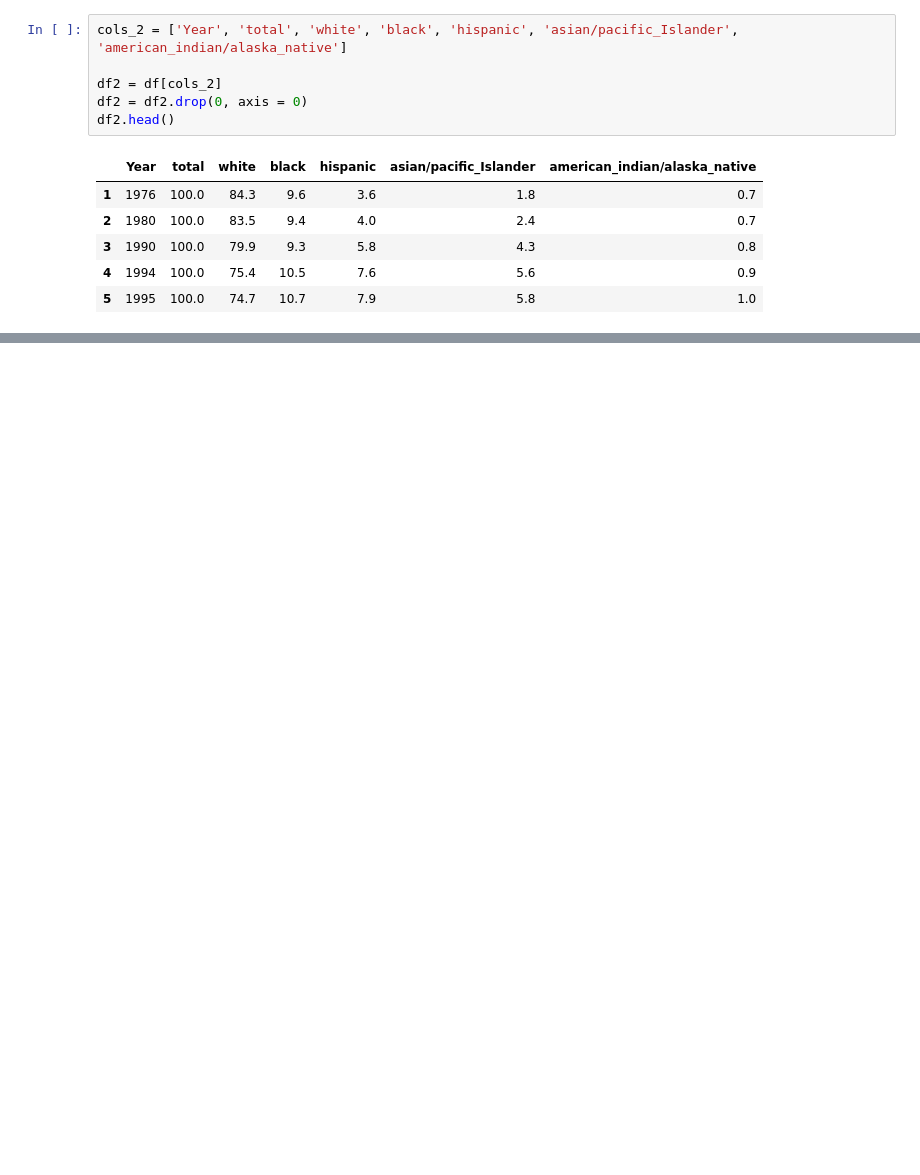
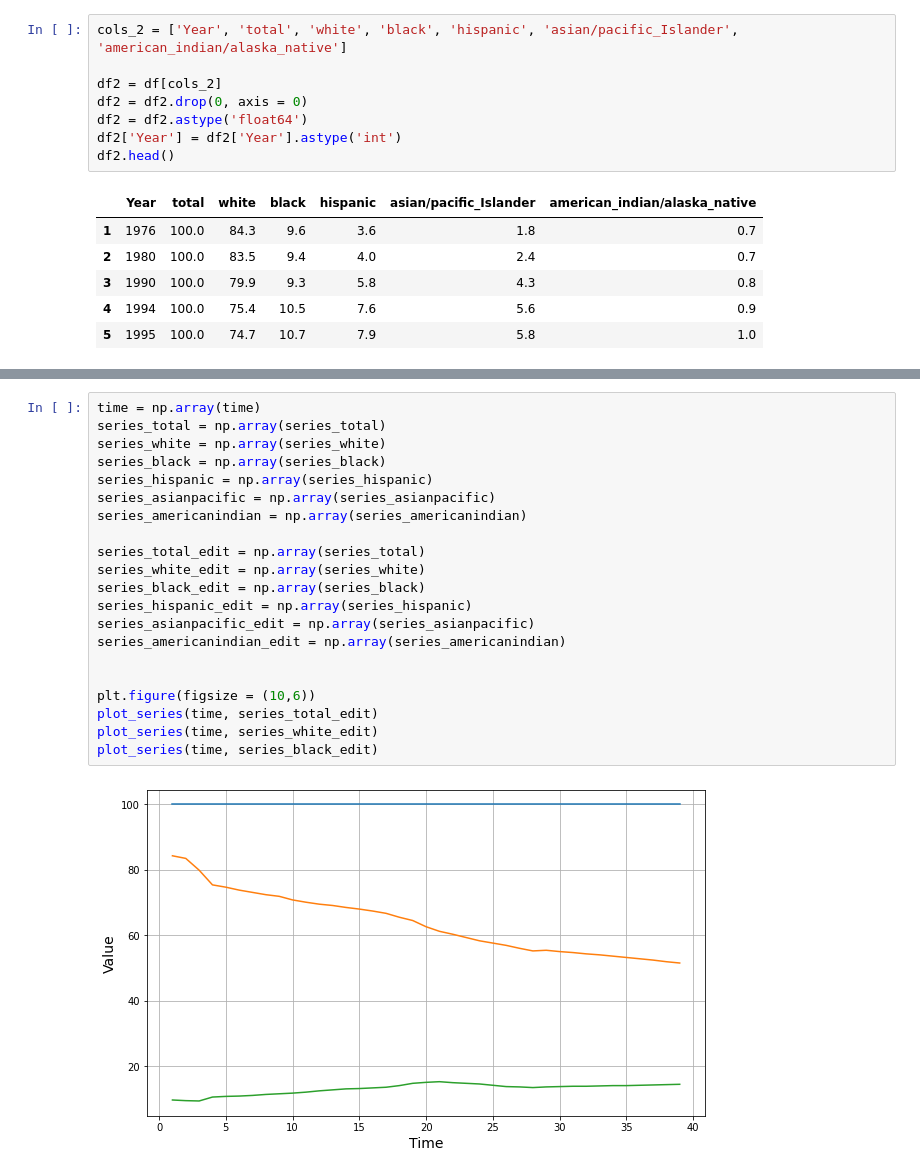
Before and after one commit to Vineet2107/HSO201_CourseProject, a Jupyter notebook: HSO_Arush_30_4_2021.ipynb, the cells around one changed output, grey strips where cells are left out. Saved outputs shown, nothing was run; the diff lists cells and outputs as text; blank space fills up the shorter version.

```diff
--- a/HSO_Arush_30_4_2021.ipynb
+++ b/HSO_Arush_30_4_2021.ipynb
@@ -1361,6 +1361,8 @@ cols_2 = ['Year', 'total', 'white', 'black', 'hispanic', 'asian/pacific_Islander
 
 df2 = df[cols_2]
 df2 = df2.drop(0, axis = 0)
+df2 = df2.astype('float64')
+df2['Year'] = df2['Year'].astype('int')
 df2.head()
 # %% [output]
 |  | Year | total | white | black | hispanic | asian/pacific_Islander | american_indian/alaska_native |
@@ -1371,0 +1409,23 @@ df2.head()
+# %%
+time = np.array(time)
+series_total = np.array(series_total)
+series_white = np.array(series_white)
+series_black = np.array(series_black)
+series_hispanic = np.array(series_hispanic)
+series_asianpacific = np.array(series_asianpacific)
+series_americanindian = np.array(series_americanindian)
+
+series_total_edit = np.array(series_total)
+series_white_edit = np.array(series_white)
+series_black_edit = np.array(series_black)
+series_hispanic_edit = np.array(series_hispanic)
+series_asianpacific_edit = np.array(series_asianpacific)
+series_americanindian_edit = np.array(series_americanindian)
+
+
+plt.figure(figsize = (10,6))
+plot_series(time, series_total_edit)
+plot_series(time, series_white_edit)
+plot_series(time, series_black_edit)
+# %% [output]
+[figure, added]
```
Also changed, not shown: parts of 1 cell of this notebook.
